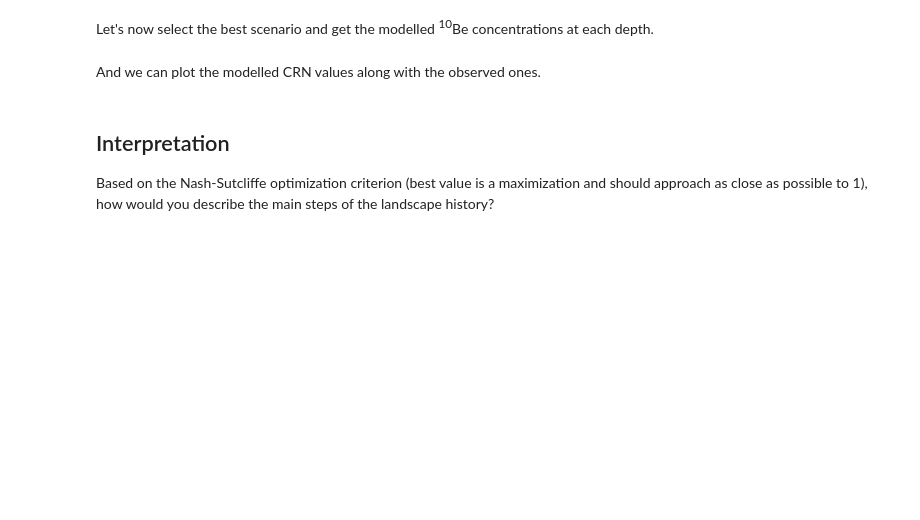
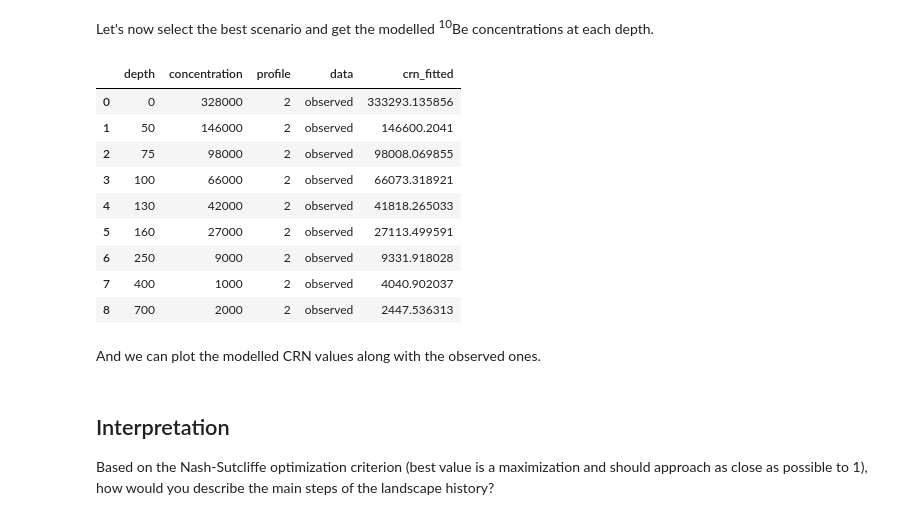
Before and after one commit to franz825/cosmo-training, a Jupyter notebook: src/2_depth-profiles.ipynb, the cells around one changed output. Saved outputs shown, nothing was run; the diff lists cells and outputs as text; code cells hidden in the pictures; blank space fills up the shorter version.

```diff
--- a/src/2_depth-profiles.ipynb
+++ b/src/2_depth-profiles.ipynb
@@ -288,15 +313,26 @@ fit_profile_2[fit_profile_2.nash_index == fit_profile_2.nash_index.max()]
 Let's now select the best scenario and get the modelled <sup>10</sup>Be concentrations at each depth.
 # %%
 # Erosion of selected scenario
-erosion =
+erosion = 0
 # Exposure age of selected scenario
-exposure_age =
+exposure_age = 80000
 
 # Run the scenario with the selected values
 crn_fit_2 = be_accumulator(concentrations_profile_2, depths, exposure_age, erosion, 0, parameters)
 
 # Get the fitted CRN values and add them to profile table
 display(pd.concat([profile_2, pd.Series(crn_fit_2["crn_fitted"], name = "crn_fitted", dtype = "Float64")], axis = 1))
+# %% [output]
+|  | depth | concentration | profile | data | crn_fitted |
+| 0 | 0 | 328000 | 2 | observed | 333293.135856 |
+| 1 | 50 | 146000 | 2 | observed | 146600.2041 |
+| 2 | 75 | 98000 | 2 | observed | 98008.069855 |
+| 3 | 100 | 66000 | 2 | observed | 66073.318921 |
+| 4 | 130 | 42000 | 2 | observed | 41818.265033 |
+| 5 | 160 | 27000 | 2 | observed | 27113.499591 |
+| 6 | 250 | 9000 | 2 | observed | 9331.918028 |
+| 7 | 400 | 1000 | 2 | observed | 4040.902037 |
+| 8 | 700 | 2000 | 2 | observed | 2447.536313 |
 # %% [markdown]
 And we can plot the modelled CRN values along with the observed ones.
 # %%
```
Also changed, not shown: parts of 7 cells of this notebook, 4 other files.
